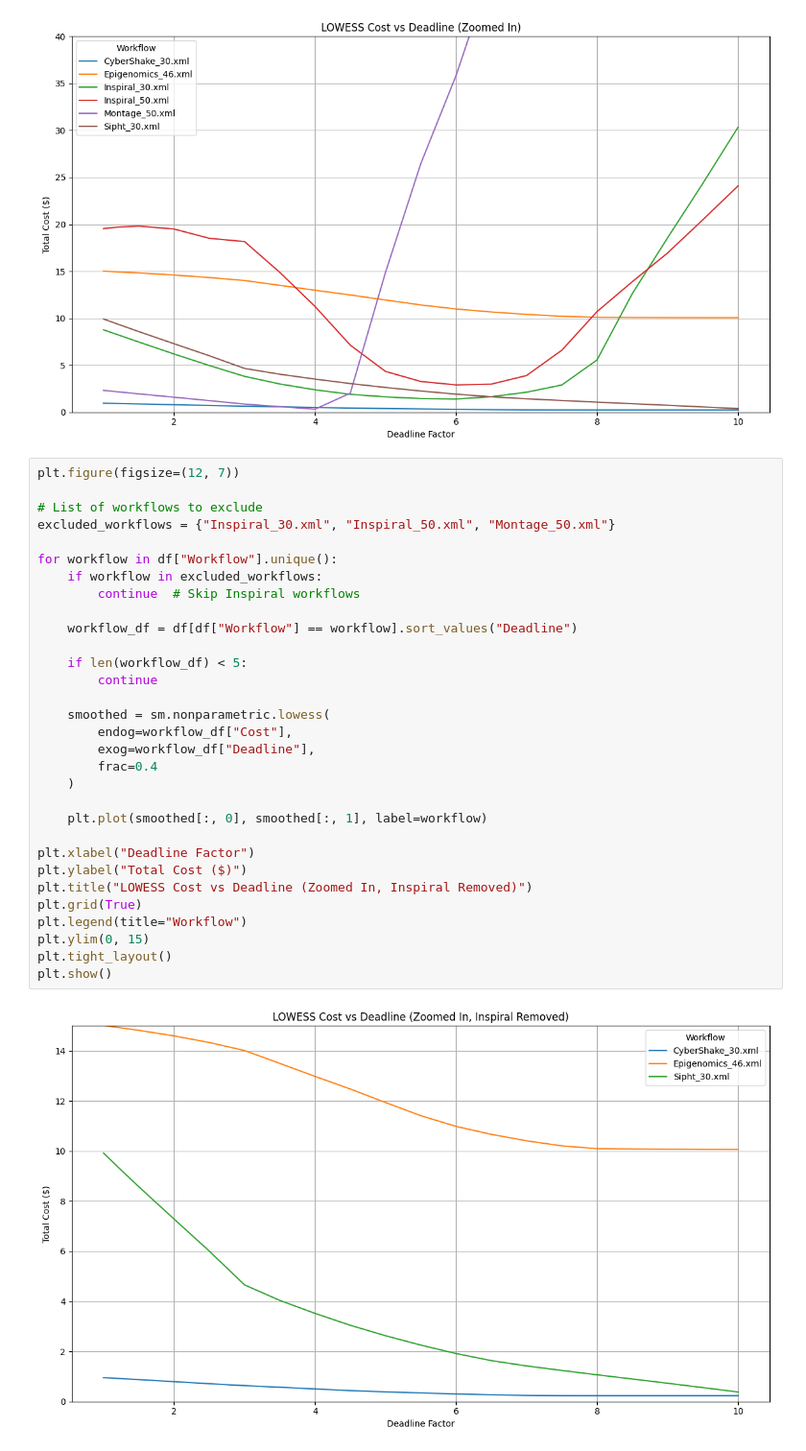
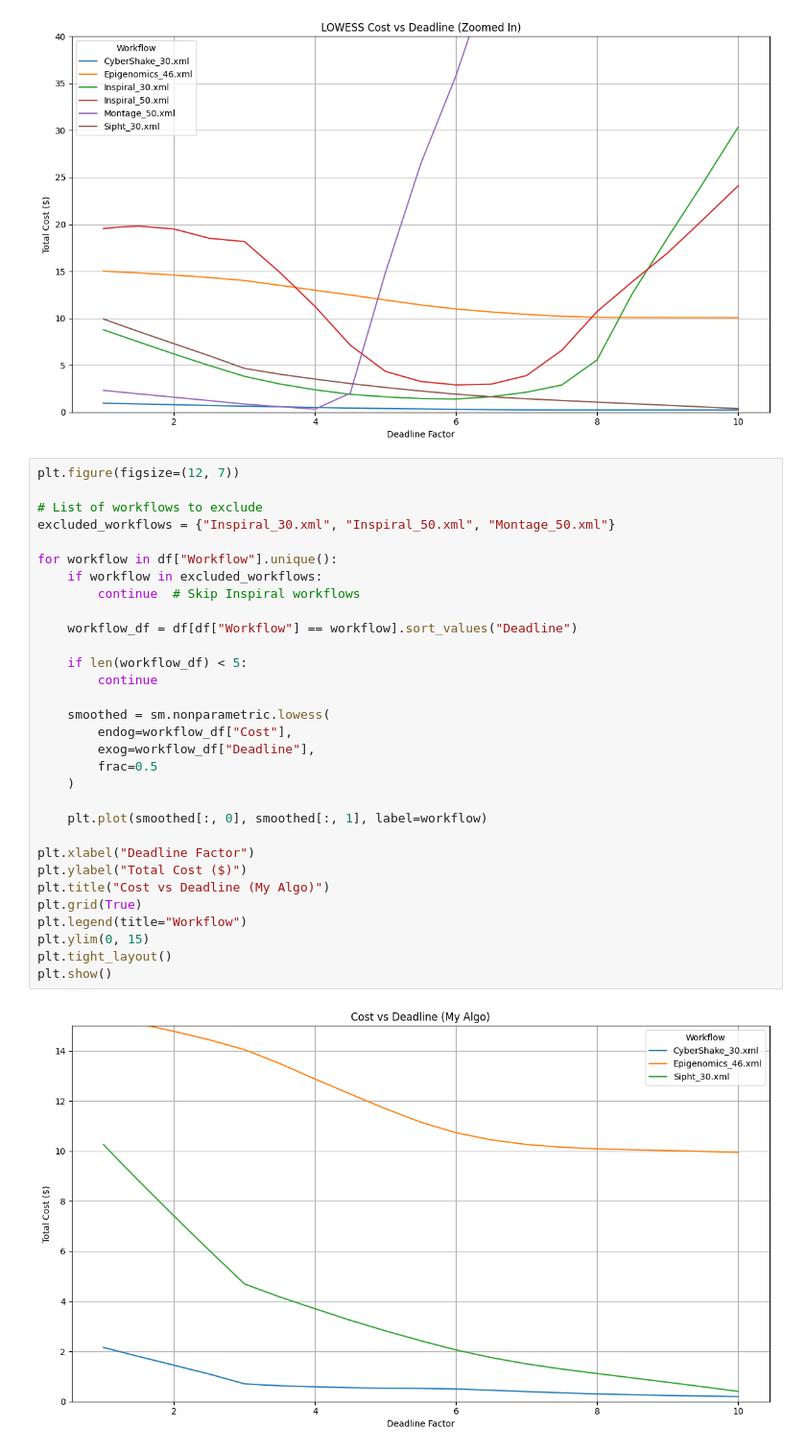
Before and after one commit to MauryaSamanta/workflow-scheduler, a Jupyter notebook: workflow/file.ipynb, the cells around one changed output. Shown at 96% size. Cells and saved outputs as stored; diff of their text form.

```diff
--- a/workflow/file.ipynb
+++ b/workflow/file.ipynb
@@ -318,33 +319,33 @@ plt.show()
 # %%
 plt.figure(figsize=(12, 7))
 
 # List of workflows to exclude
 excluded_workflows = {"Inspiral_30.xml", "Inspiral_50.xml", "Montage_50.xml"}
 
 for workflow in df["Workflow"].unique():
     if workflow in excluded_workflows:
         continue  # Skip Inspiral workflows
 
     workflow_df = df[df["Workflow"] == workflow].sort_values("Deadline")
 
     if len(workflow_df) < 5:
         continue
 
     smoothed = sm.nonparametric.lowess(
         endog=workflow_df["Cost"],
         exog=workflow_df["Deadline"],
-        frac=0.4
+        frac=0.5
     )
 
     plt.plot(smoothed[:, 0], smoothed[:, 1], label=workflow)
 
 plt.xlabel("Deadline Factor")
 plt.ylabel("Total Cost ($)")
-plt.title("LOWESS Cost vs Deadline (Zoomed In, Inspiral Removed)")
+plt.title("Cost vs Deadline (My Algo)")
 plt.grid(True)
 plt.legend(title="Workflow")
 plt.ylim(0, 15)
 plt.tight_layout()
 plt.show()
 # %% [output]
-[figure, old version]
+[figure, new version]
```
Also changed, not shown: parts of 9 cells of this notebook, 10 other files.
